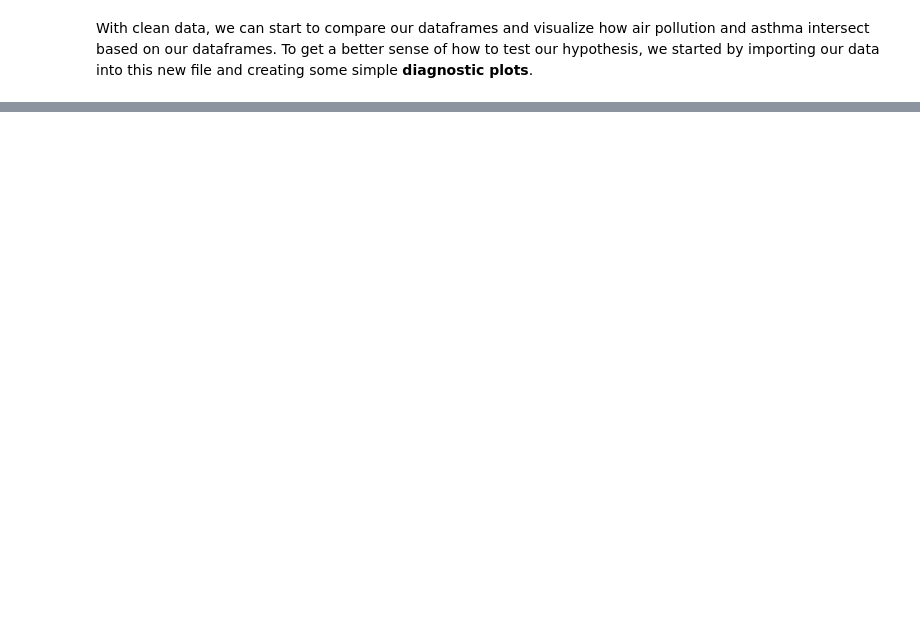
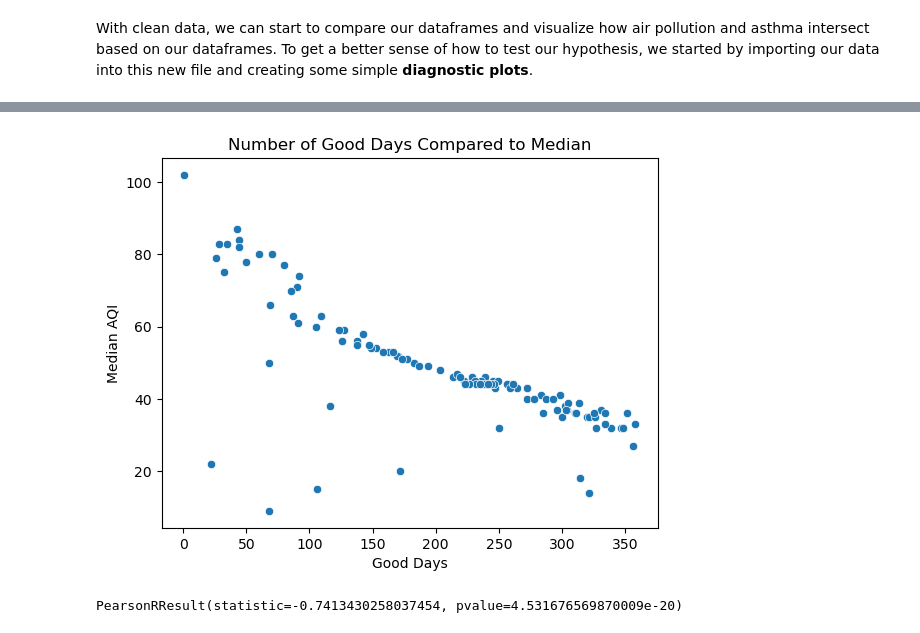
Before and after one commit to ENVS110a-SP23/group5-project, a Jupyter notebook: DataVisualization.ipynb, the cells around one changed output, grey strips where cells are left out. Saved outputs shown, nothing was run; the diff lists cells and outputs as text; code cells hidden in the pictures; blank space fills up the shorter version.

Commit message:
Worked on data visualization

```diff
--- a/DataVisualization.ipynb
+++ b/DataVisualization.ipynb
@@ -51,0 +60,10 @@ figure, ax = plt.subplots()
+# %%
+MedianGoodDays = sns.scatterplot(data=ca_aqi, x='Good Days', y='Median AQI')
+plt.title('Number of Good Days Compared to Median')
+plt.show()
+# %% [output]
+[figure, added]
+# %%
+stats.pearsonr(ca_aqi['Good Days'], ca_aqi['Median AQI'])
+# %% [output]
+PearsonRResult(statistic=-0.7413430258037454, pvalue=4.531676569870009e-20)
```
Also changed, not shown: parts of 9 cells of this notebook.
